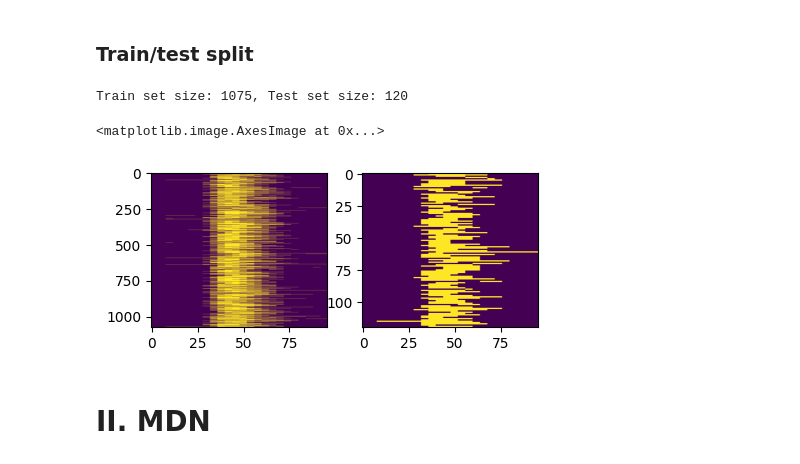
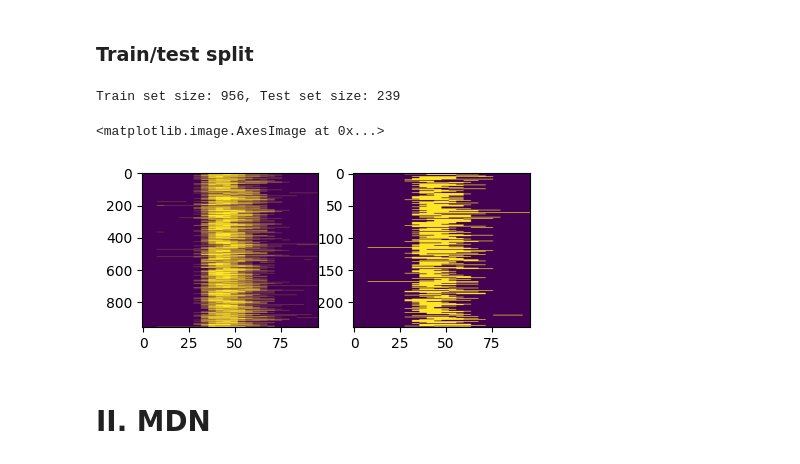
Before and after one commit to ES-Lab/ES-MDN-MPC, a Jupyter notebook: MDN_MPC_res.ipynb, the cells around one changed output. Drawn from its saved outputs; the diff is of its cells as text; code cells hidden in the pictures.

```diff
--- a/MDN_MPC_res.ipynb
+++ b/MDN_MPC_res.ipynb
@@ -144,7 +144,7 @@ for prof_id in np.unique(np.where(all_profiles > 10)[0]):
         continue
     start = active_indices[0] / 4 + 2
     duration = len(active_indices) / 4
-    energy = profile[active_indices].sum()/1000
+    energy = profile[active_indices].sum()/1000/4 # 4 chargers, kWh
     start_times.append(start)
     durations.append(duration)
     energy_consumptions.append(energy)
@@ -168,19 +168,19 @@ expanded_emmision = np.hstack([np.zeros(1,), co2_repeated.to_numpy()])
 # %%
 from sklearn.model_selection import train_test_split
 
-train_ev_data, test_ev_data, train_avail_data, test_avail_data = train_test_split(ev_data, availability_data, test_size=0.1, shuffle=True, random_state=42)
+train_ev_data, test_ev_data, train_avail_data, test_avail_data = train_test_split(ev_data, availability_data, test_size=0.2, shuffle=True, random_state=42)
 
 print(f"Train set size: {len(train_ev_data)}, Test set size: {len(test_ev_data)}")
 
 plt.figure(figsize=(5, 2))
 plt.subplot(1,2,1)
 plt.imshow(train_avail_data, aspect='auto')
 plt.subplot(1,2,2)
 plt.imshow(test_avail_data, aspect='auto')
 # %% [output]
-Train set size: 1075, Test set size: 120
+Train set size: 956, Test set size: 239
 <matplotlib.image.AxesImage at 0x...>
-[figure, old version]
+[figure, new version]
 # %% [markdown]
 # II. MDN
 # %%
```
Also changed, not shown: parts of 23 cells of this notebook.
